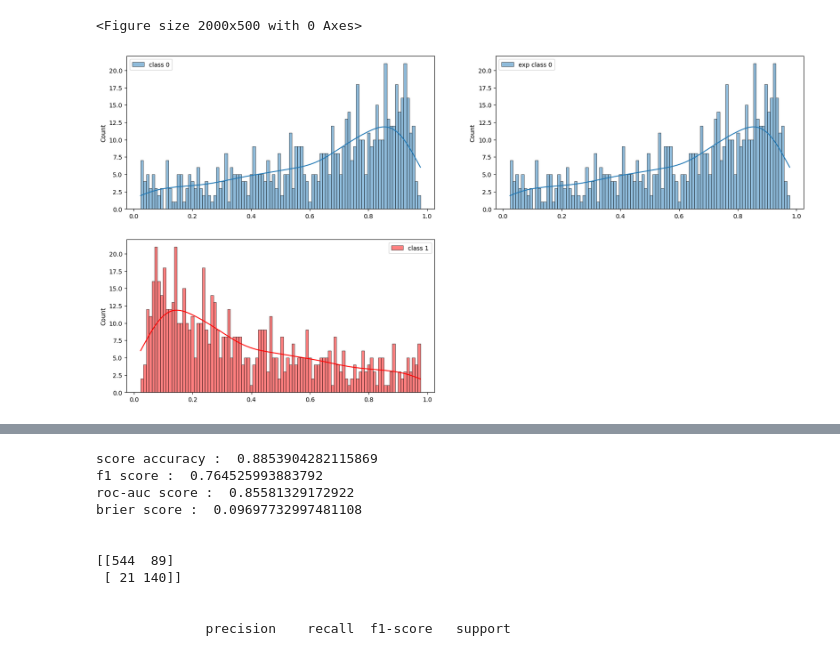
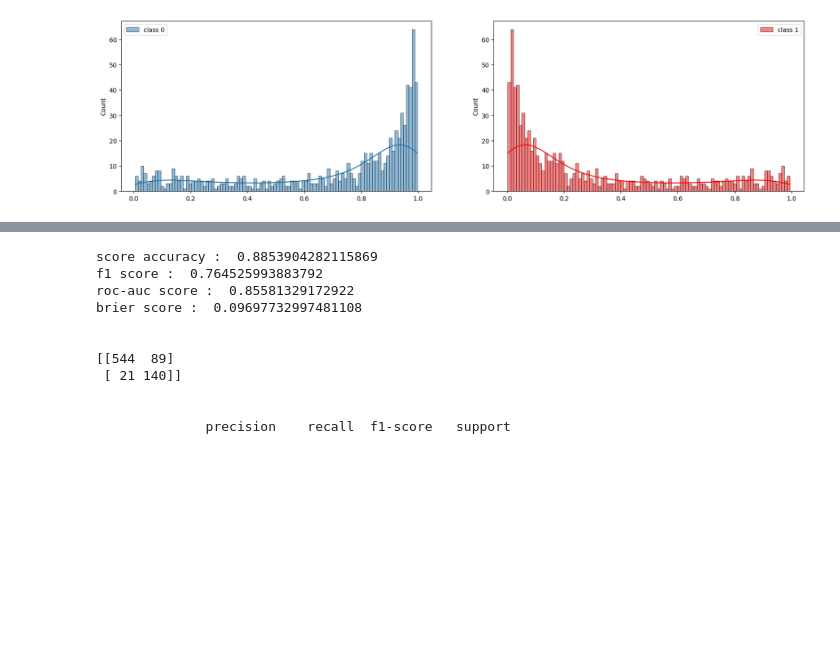
Before and after one commit to alastirm/NOV24_MLOPS_METEO, a Jupyter notebook: src2/test.ipynb, the cells around one changed output, grey strips where cells are left out. Cells and saved outputs as stored; diff of their text form; code cells hidden in the pictures; blank space fills up the shorter version.

```diff
--- a/src2/test.ipynb
+++ b/src2/test.ipynb
@@ -46,7 +46,7 @@ df = pd.read_csv('../data/weatherAUS.csv')
 #     else:
 #         print(f"La ville '{city}' n'est pas dans la liste. \n\n Veuillez choisir une ville parmi celles disponibles.")
 
-city = 'Sydney'
+city = 'Perth'
 
 df = df[df['Location'].isin([city])]
 
@@ -209,28 +164,19 @@ print(y_pred_prob[:10])
 # %%
 # y_pred_prob = model.predict_proba(X_test_scaled)
 # probs_inverted = 1 - probs_scaled
 # probs_normalized_1 = probs_inverted / np.max(probs_inverted)
 
+
 plt.figure(figsize = (20, 5))
-
-plt.figure(figsize = (20, 10))
-plt.subplot(221)
-sns.histplot(y_pred_prob[:, 0], bins = 100, label = 'class 0', kde = True)
+plt.subplot(121)
+sns.histplot(prob[:, 0], bins = 100, label = 'class 0', kde = True)
 plt.legend()
-plt.subplot(222)
-sns.histplot(y_pred_prob[:, 0], bins = 100, label = 'exp class 0', kde = True)
-plt.legend()
-
-
-plt.subplot(223)
-sns.histplot(y_pred_prob[:, 1], bins = 100, color = 'red', label = 'class 1', kde = True)
-# plt.subplot(224)
-# sns.histplot(probs_normalized_1, bins = 100, color = 'red', label = 'exp class 1', kde = True)
+plt.subplot(122)
+sns.histplot(prob[:, 1], bins = 100, color = 'red', label = 'class 1', kde = True)
 plt.legend()
 plt.show()
 # %% [output]
-<Figure size 2000x500 with 0 Axes>
-[figure, old version]
+[figure, new version]
 # %%
 f1_1 = []
 roc_1 = []
```
Also changed, not shown: parts of 4 cells of this notebook.
